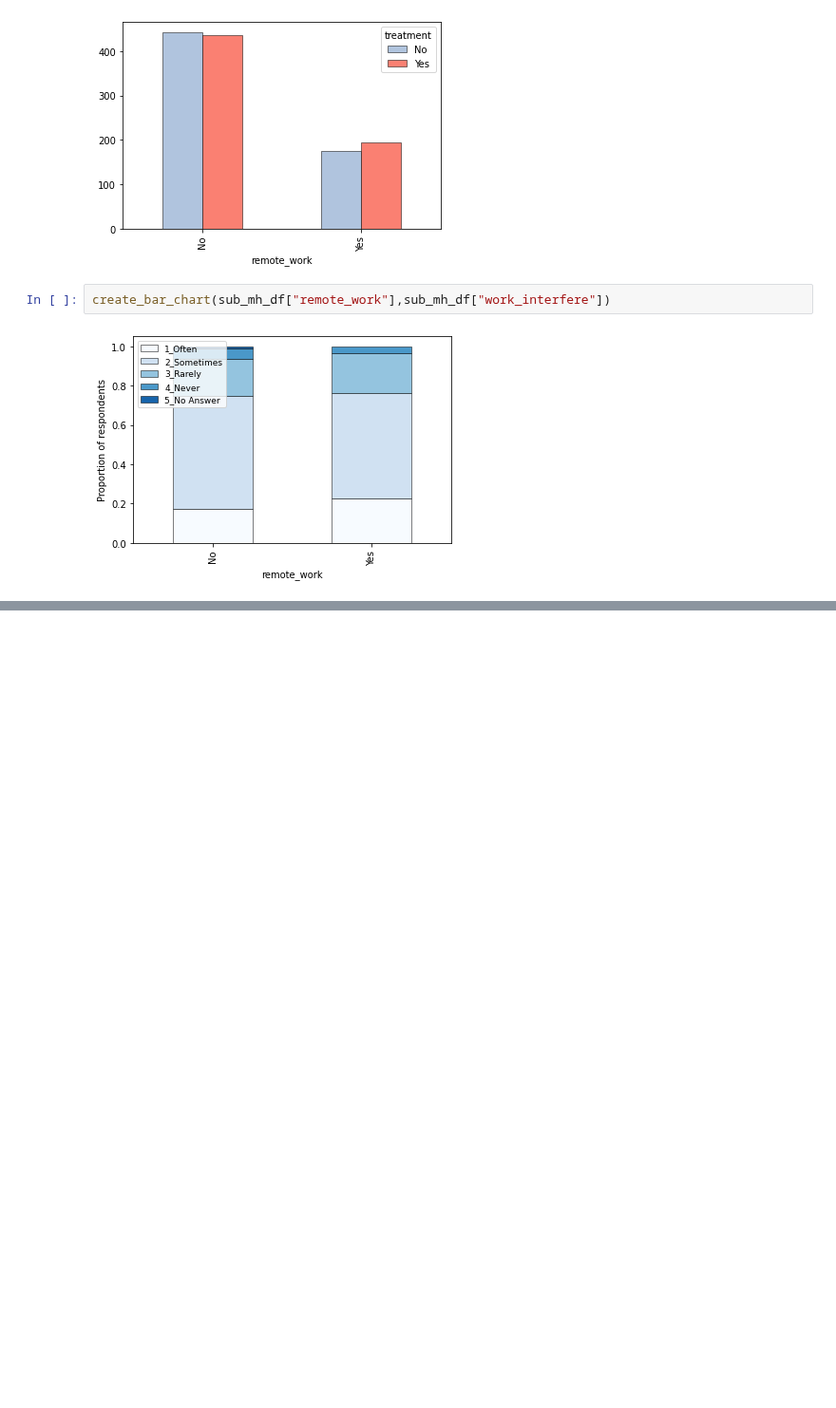
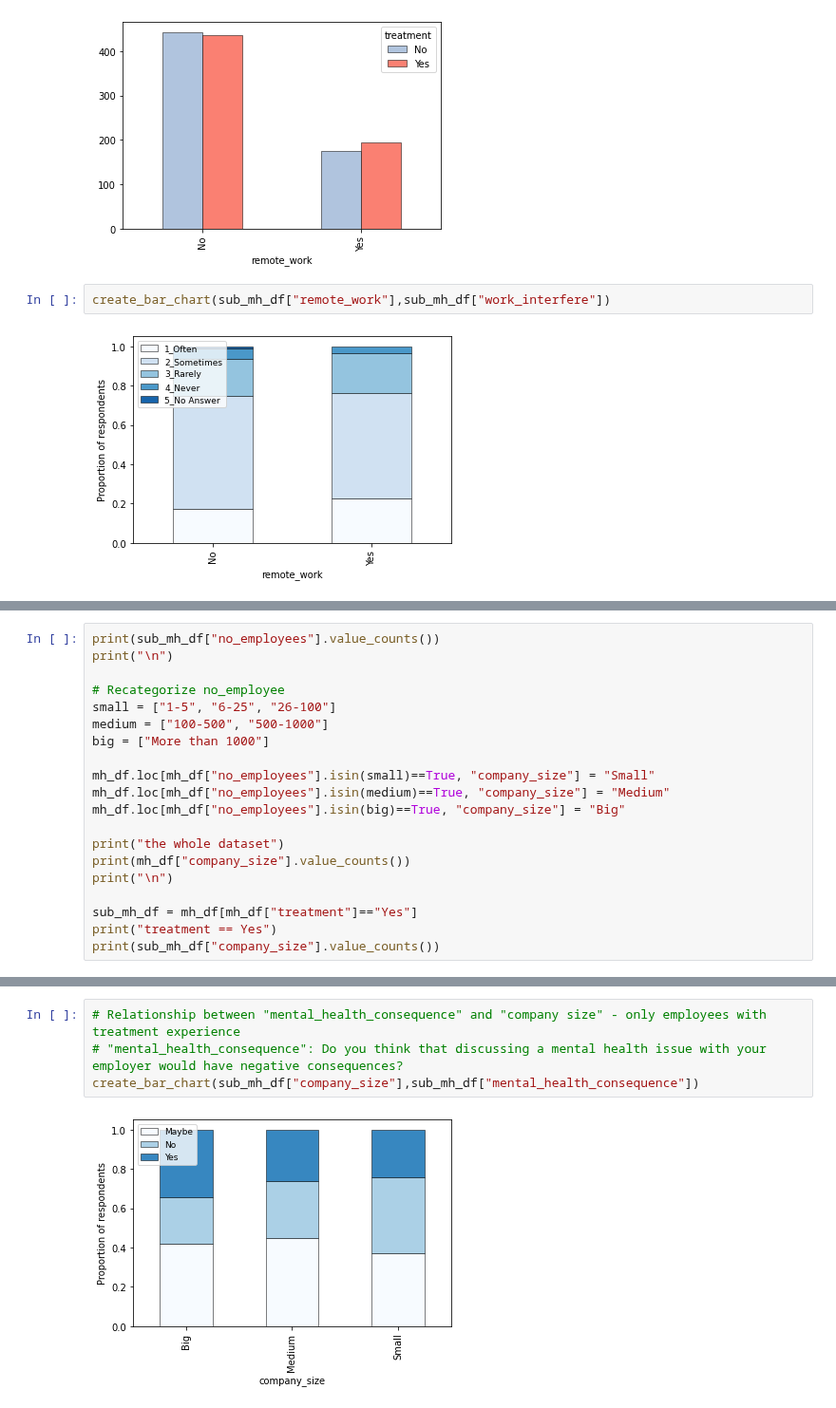
Before and after one commit to ceciliastern/ds_term_project, a Jupyter notebook: Descriptive Analysis - Mental Health Dataset.ipynb, the cells around one changed output, grey strips where cells are left out. Shown at 95% size. Cells and saved outputs as stored; diff of their text form; blank space fills up the shorter version.

```diff
--- a/Descriptive Analysis - Mental Health Dataset.ipynb
+++ b/Descriptive Analysis - Mental Health Dataset.ipynb
@@ -511,0 +537,20 @@ create_bar_chart(sub_mh_df["remote_work"],sub_mh_df["work_interfere"])
+# %%
+print(sub_mh_df["no_employees"].value_counts())
+print("\n")
+
+# Recategorize no_employee
+small = ["1-5", "6-25", "26-100"]
+medium = ["100-500", "500-1000"]
+big = ["More than 1000"]
+
+mh_df.loc[mh_df["no_employees"].isin(small)==True, "company_size"] = "Small"
+mh_df.loc[mh_df["no_employees"].isin(medium)==True, "company_size"] = "Medium"
+mh_df.loc[mh_df["no_employees"].isin(big)==True, "company_size"] = "Big"
+
+print("the whole dataset")
+print(mh_df["company_size"].value_counts())
+print("\n")
+
+sub_mh_df = mh_df[mh_df["treatment"]=="Yes"]
+print("treatment == Yes")
+print(sub_mh_df["company_size"].value_counts())
@@ -511,0 +575,6 @@ create_bar_chart(sub_mh_df["remote_work"],sub_mh_df["work_interfere"])
+# %%
+# Relationship between "mental_health_consequence" and "company size" - only employees with treatment experience
+# "mental_health_consequence": Do you think that discussing a mental health issue with your employer would have negative consequences?
+create_bar_chart(sub_mh_df["company_size"],sub_mh_df["mental_health_consequence"])
+# %% [output]
+[figure, added]
```
Also changed, not shown: parts of 13 cells of this notebook.
